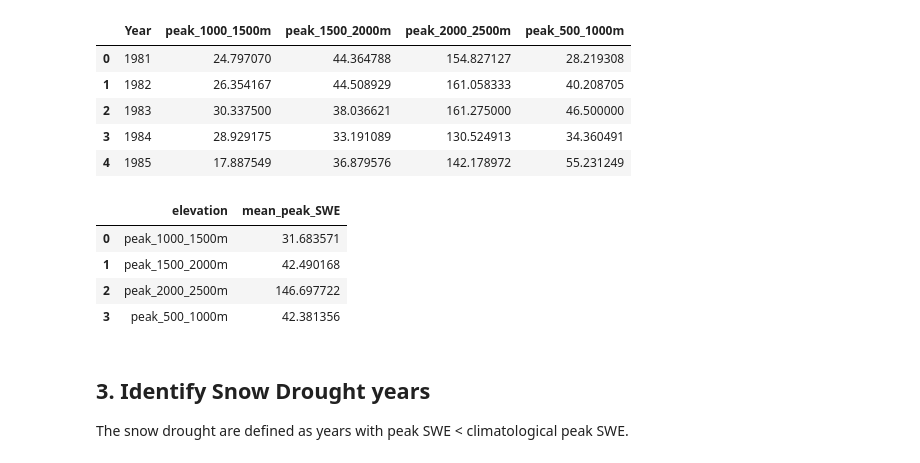
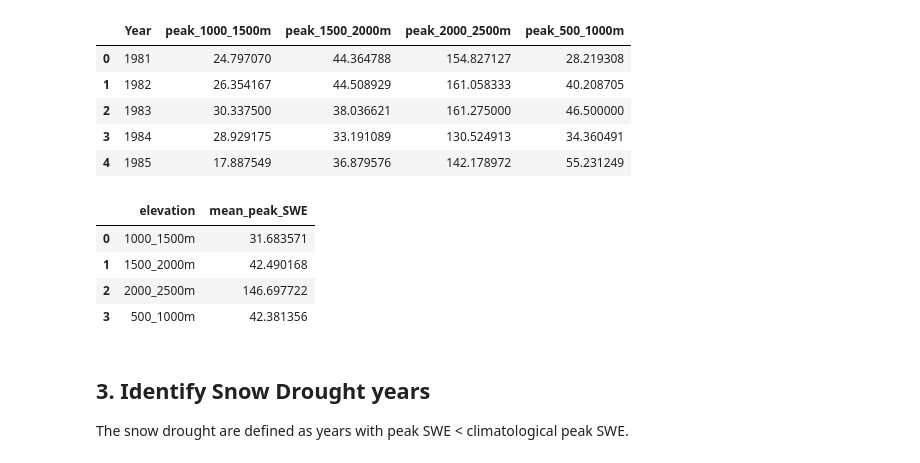
Before and after one commit to hasithajayamaha/snowdroughtindex-main, a Jupyter notebook: notebooks/workflows/2_Heldmyer_2024_ classification.ipynb, the cells around one changed output. Drawn from its saved outputs; the diff is of its cells as text; code cells hidden in the pictures.

```diff
--- a/notebooks/workflows/2_Heldmyer_2024_ classification.ipynb
+++ b/notebooks/workflows/2_Heldmyer_2024_ classification.ipynb
@@ -63,22 +63,26 @@ peak_SWE_data.head()
 # %%
 # Melt the DataFrame to long format for elevation bands
 peak_SWE_long = peak_SWE_data.melt(id_vars='Year',
 								   value_vars=[col for col in peak_SWE_data.columns if col.startswith('peak_')],
 								   var_name='elevation',
 								   value_name='peak_SWE')
 
 # Calculate mean peak SWE for each elevation band
 mean_peak_SWE = peak_SWE_long.groupby('elevation')['peak_SWE'].mean().reset_index()
 mean_peak_SWE.columns = ['elevation', 'mean_peak_SWE']
 
+# rename the elevation column to match the format in the CaSR data
+mean_peak_SWE['elevation'] = mean_peak_SWE['elevation'].str.replace('peak_', '', regex=True)
+
+
 # Display the first few rows of the mean peak SWE data
 mean_peak_SWE.head()
 # %% [output]
 |  | elevation | mean_peak_SWE |
-| 0 | peak_1000_1500m | 31.683571 |
-| 1 | peak_1500_2000m | 42.490168 |
-| 2 | peak_2000_2500m | 146.697722 |
-| 3 | peak_500_1000m | 42.381356 |
+| 0 | 1000_1500m | 31.683571 |
+| 1 | 1500_2000m | 42.490168 |
+| 2 | 2000_2500m | 146.697722 |
+| 3 | 500_1000m | 42.381356 |
 # %% [markdown]
 ## 3. Identify Snow Drought years
 
```
Also changed, not shown: parts of 36 cells of this notebook, 1 other file.
